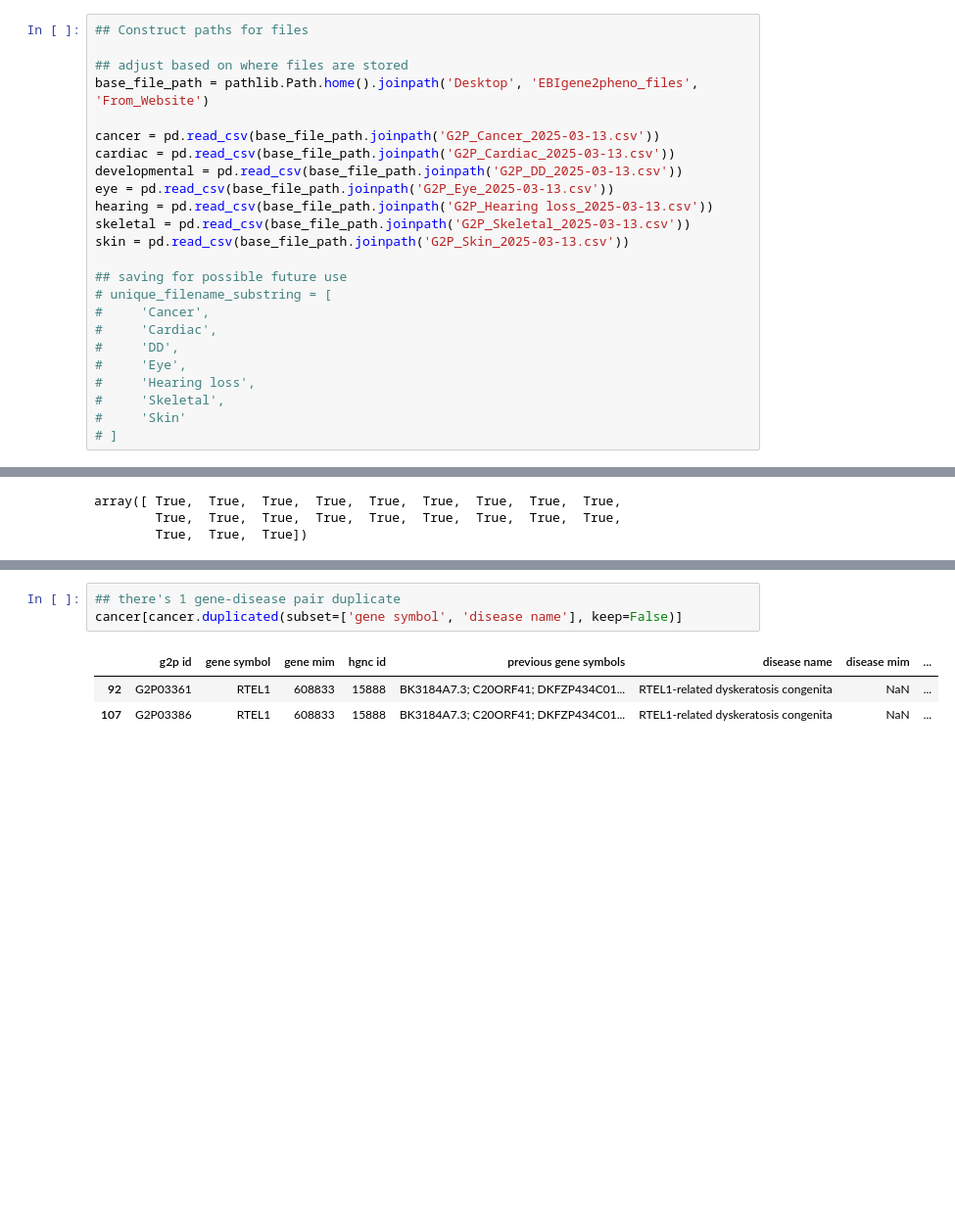
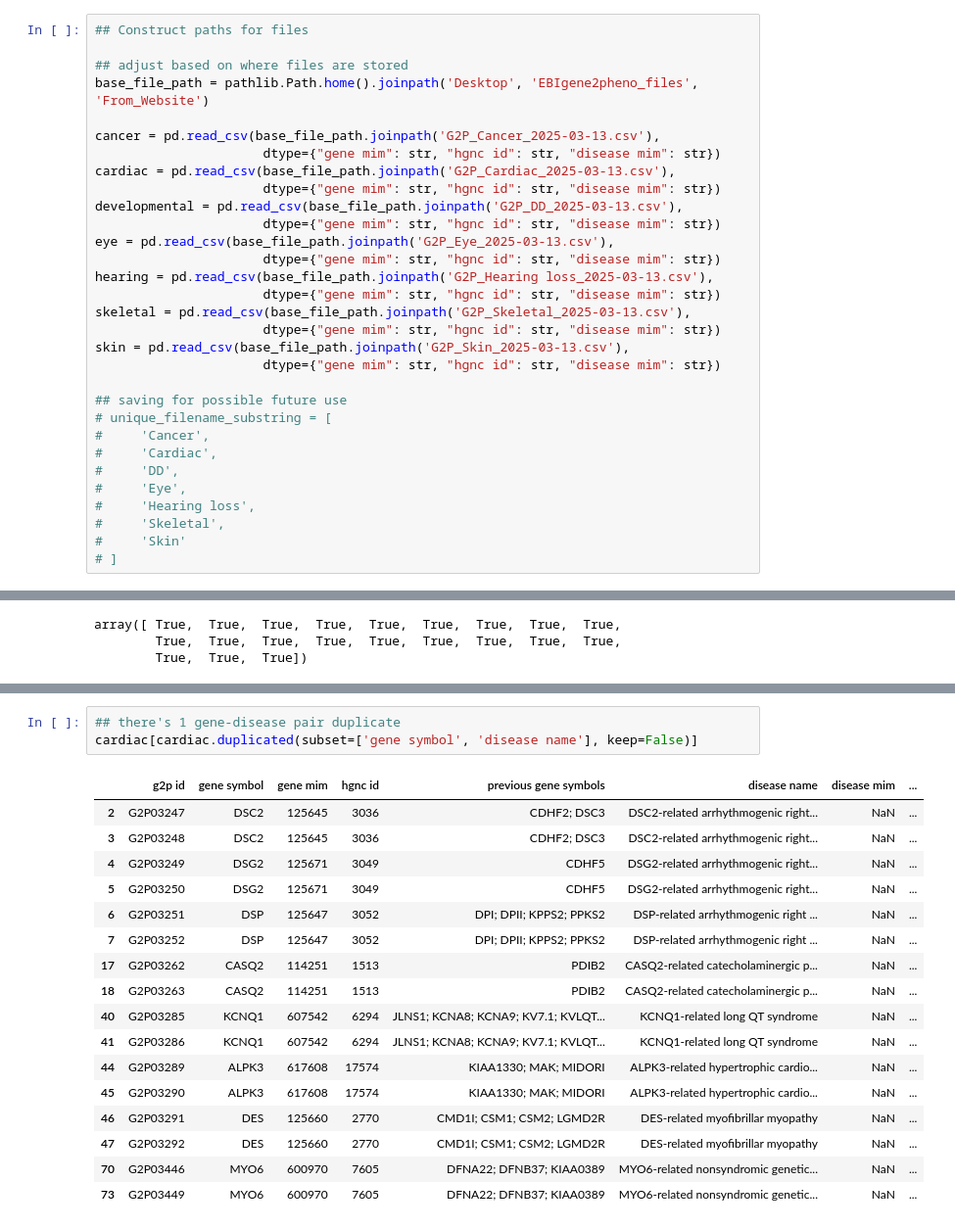
Before and after one commit to biothings/pending.api, a Jupyter notebook: plugins/ebi_gene2phenotype/data-playground.ipynb, the cells around one changed output, grey strips where cells are left out. Shown at 98% size. Drawn from its saved outputs; the diff is of its cells as text; blank space fills up the shorter version.

Commit message:
data-playground notebook: finish notes on columns based on cancer data
adjusting dtype on read_csv (ingest) is based on cardiac data

```diff
--- a/plugins/ebi_gene2phenotype/data-playground.ipynb
+++ b/plugins/ebi_gene2phenotype/data-playground.ipynb
@@ -35,13 +35,20 @@ pd.options.display.max_columns = None
 ## adjust based on where files are stored
 base_file_path = pathlib.Path.home().joinpath('Desktop', 'EBIgene2pheno_files', 'From_Website')
 
-cancer = pd.read_csv(base_file_path.joinpath('G2P_Cancer_2025-03-13.csv'))
-cardiac = pd.read_csv(base_file_path.joinpath('G2P_Cardiac_2025-03-13.csv'))
-developmental = pd.read_csv(base_file_path.joinpath('G2P_DD_2025-03-13.csv'))
-eye = pd.read_csv(base_file_path.joinpath('G2P_Eye_2025-03-13.csv'))
-hearing = pd.read_csv(base_file_path.joinpath('G2P_Hearing loss_2025-03-13.csv'))
-skeletal = pd.read_csv(base_file_path.joinpath('G2P_Skeletal_2025-03-13.csv'))
-skin = pd.read_csv(base_file_path.joinpath('G2P_Skin_2025-03-13.csv'))
+cancer = pd.read_csv(base_file_path.joinpath('G2P_Cancer_2025-03-13.csv'),
+                      dtype={"gene mim": str, "hgnc id": str, "disease mim": str})
+cardiac = pd.read_csv(base_file_path.joinpath('G2P_Cardiac_2025-03-13.csv'),
+                      dtype={"gene mim": str, "hgnc id": str, "disease mim": str})
+developmental = pd.read_csv(base_file_path.joinpath('G2P_DD_2025-03-13.csv'),
+                      dtype={"gene mim": str, "hgnc id": str, "disease mim": str})
+eye = pd.read_csv(base_file_path.joinpath('G2P_Eye_2025-03-13.csv'),
+                      dtype={"gene mim": str, "hgnc id": str, "disease mim": str})
+hearing = pd.read_csv(base_file_path.joinpath('G2P_Hearing loss_2025-03-13.csv'),
+                      dtype={"gene mim": str, "hgnc id": str, "disease mim": str})
+skeletal = pd.read_csv(base_file_path.joinpath('G2P_Skeletal_2025-03-13.csv'),
+                      dtype={"gene mim": str, "hgnc id": str, "disease mim": str})
+skin = pd.read_csv(base_file_path.joinpath('G2P_Skin_2025-03-13.csv'),
+                      dtype={"gene mim": str, "hgnc id": str, "disease mim": str})
 
 ## saving for possible future use
 # unique_filename_substring = [
@@ -85,9 +92,23 @@ Index(['g2p id', 'gene symbol', 'gene mim', 'hgnc id', 'previous gene symbols',
       dtype='object')
 # %%
 ## there's 1 gene-disease pair duplicate
-cancer[cancer.duplicated(subset=['gene symbol', 'disease name'], keep=False)]
+cardiac[cardiac.duplicated(subset=['gene symbol', 'disease name'], keep=False)]
 # %% [output]
 |  | g2p id | gene symbol | gene mim | hgnc id | previous gene symbols | disease name | disease mim | ... |
-| 92 | G2P03361 | RTEL1 | 608833 | 15888 | BK3184A7.3; C20ORF41; DKFZP434C01... | RTEL1-related dyskeratosis congenita | NaN | ... |
-| 107 | G2P03386 | RTEL1 | 608833 | 15888 | BK3184A7.3; C20ORF41; DKFZP434C01... | RTEL1-related dyskeratosis congenita | NaN | ... |
+| 2 | G2P03247 | DSC2 | 125645 | 3036 | CDHF2; DSC3 | DSC2-related arrhythmogenic right... | NaN | ... |
+| 3 | G2P03248 | DSC2 | 125645 | 3036 | CDHF2; DSC3 | DSC2-related arrhythmogenic right... | NaN | ... |
+| 4 | G2P03249 | DSG2 | 125671 | 3049 | CDHF5 | DSG2-related arrhythmogenic right... | NaN | ... |
+| 5 | G2P03250 | DSG2 | 125671 | 3049 | CDHF5 | DSG2-related arrhythmogenic right... | NaN | ... |
+| 6 | G2P03251 | DSP | 125647 | 3052 | DPI; DPII; KPPS2; PPKS2 | DSP-related arrhythmogenic right ... | NaN | ... |
+| 7 | G2P03252 | DSP | 125647 | 3052 | DPI; DPII; KPPS2; PPKS2 | DSP-related arrhythmogenic right ... | NaN | ... |
+| 17 | G2P03262 | CASQ2 | 114251 | 1513 | PDIB2 | CASQ2-related catecholaminergic p... | NaN | ... |
+| 18 | G2P03263 | CASQ2 | 114251 | 1513 | PDIB2 | CASQ2-related catecholaminergic p... | NaN | ... |
+| 40 | G2P03285 | KCNQ1 | 607542 | 6294 | JLNS1; KCNA8; KCNA9; KV7.1; KVLQT... | KCNQ1-related long QT syndrome | NaN | ... |
+| 41 | G2P03286 | KCNQ1 | 607542 | 6294 | JLNS1; KCNA8; KCNA9; KV7.1; KVLQT... | KCNQ1-related long QT syndrome | NaN | ... |
+| 44 | G2P03289 | ALPK3 | 617608 | 17574 | KIAA1330; MAK; MIDORI | ALPK3-related hypertrophic cardio... | NaN | ... |
+| 45 | G2P03290 | ALPK3 | 617608 | 17574 | KIAA1330; MAK; MIDORI | ALPK3-related hypertrophic cardio... | NaN | ... |
+| 46 | G2P03291 | DES | 125660 | 2770 | CMD1I; CSM1; CSM2; LGMD2R | DES-related myofibrillar myopathy | NaN | ... |
+| 47 | G2P03292 | DES | 125660 | 2770 | CMD1I; CSM1; CSM2; LGMD2R | DES-related myofibrillar myopathy | NaN | ... |
+| 70 | G2P03446 | MYO6 | 600970 | 7605 | DFNA22; DFNB37; KIAA0389 | MYO6-related nonsyndromic genetic... | NaN | ... |
+| 73 | G2P03449 | MYO6 | 600970 | 7605 | DFNA22; DFNB37; KIAA0389 | MYO6-related nonsyndromic genetic... | NaN | ... |
 # %%
```
Also changed, not shown: parts of 14 cells of this notebook.
